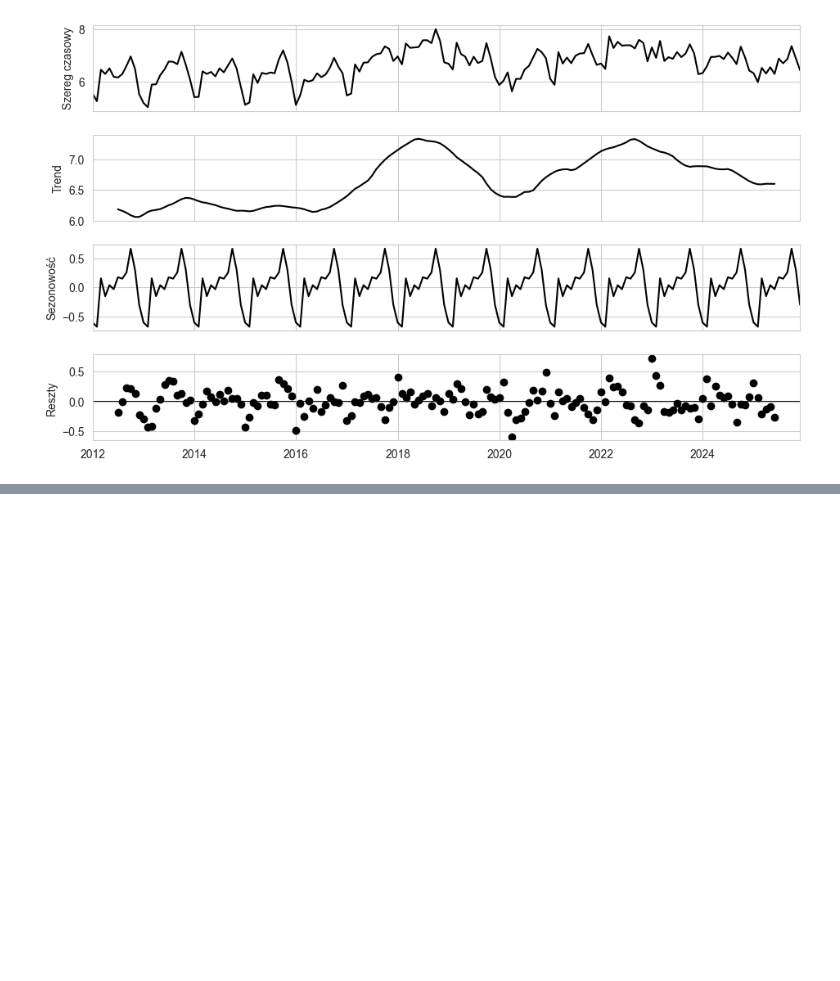
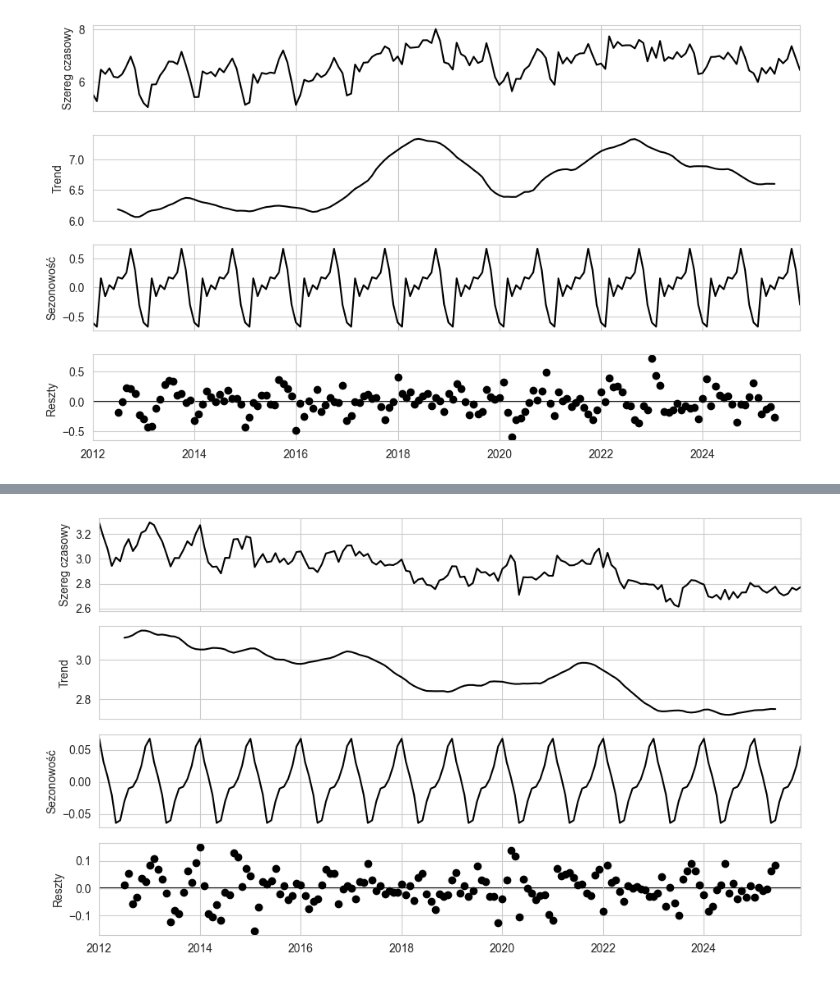
Before and after one commit to przem-pep/praca-magisterska, a Jupyter notebook: python/plotting.ipynb, the cells around one changed output, grey strips where cells are left out. Saved outputs shown, nothing was run; the diff lists cells and outputs as text; code cells hidden in the pictures; blank space fills up the shorter version.

```diff
--- a/python/plotting.ipynb
+++ b/python/plotting.ipynb
@@ -124,0 +166,8 @@ decomp_plot(
+# %%
+decomp_plot(
+    monthly_data["tk_tow_masa_jedn"],
+    file="../figures/tk_tow_masa_jedn_decomp.png",
+    save_file=False
+)
+# %% [output]
+[figure, added]
```
Also changed, not shown: parts of 26 cells of this notebook, 13 other files.
